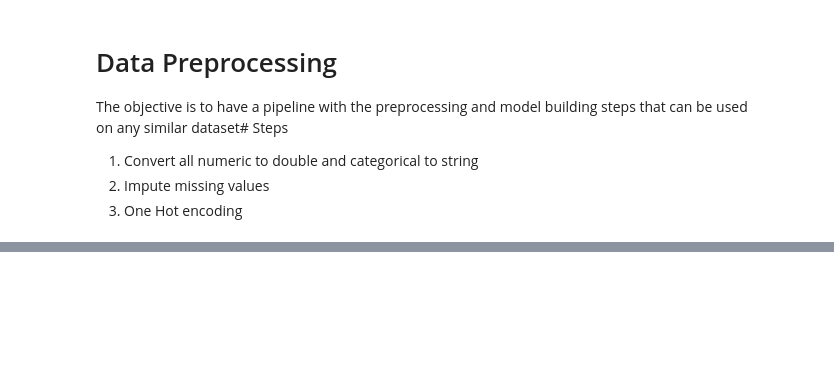
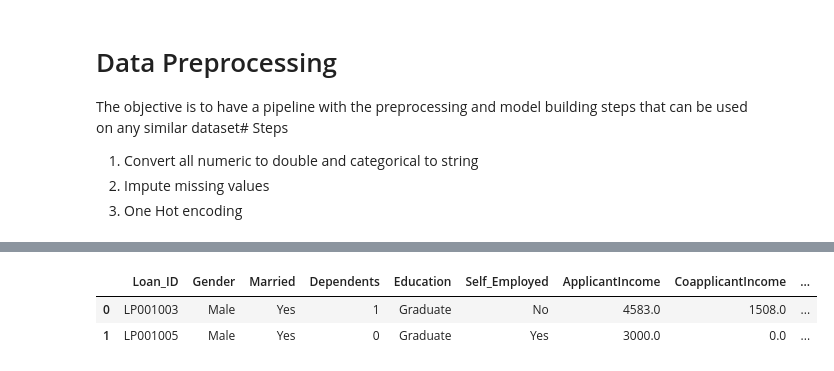
Before and after one commit to ryputtam/misc_learn_lab, a Jupyter notebook: 02_LR_spakMLlib/classification-using-spark-MLlib.ipynb, the cells around one changed output, grey strips where cells are left out. Cells and saved outputs as stored; diff of their text form; code cells hidden in the pictures; blank space fills up the shorter version.

```diff
--- a/02_LR_spakMLlib/classification-using-spark-MLlib.ipynb
+++ b/02_LR_spakMLlib/classification-using-spark-MLlib.ipynb
@@ -387,0 +455,3 @@ The objective is to have a pipeline with the preprocessing and model building st
+# %%
+for col in num_cols_list:
+    df = df.withColumn(col, df[col].cast(DoubleType()))
@@ -387,0 +475,3 @@ The objective is to have a pipeline with the preprocessing and model building st
+# %%
+for col in cat_cols_list:
+    df = df.withColumn(col, df[col].cast(StringType()))
@@ -387,0 +502,6 @@ The objective is to have a pipeline with the preprocessing and model building st
+# %%
+df.toPandas().head(2)
+# %% [output]
+|  | Loan_ID | Gender | Married | Dependents | Education | Self_Employed | ApplicantIncome | CoapplicantIncome | ... |
+| 0 | LP001003 | Male | Yes | 1 | Graduate | No | 4583.0 | 1508.0 | ... |
+| 1 | LP001005 | Male | Yes | 0 | Graduate | Yes | 3000.0 | 0.0 | ... |
```
Also changed, not shown: parts of 33 cells of this notebook.
